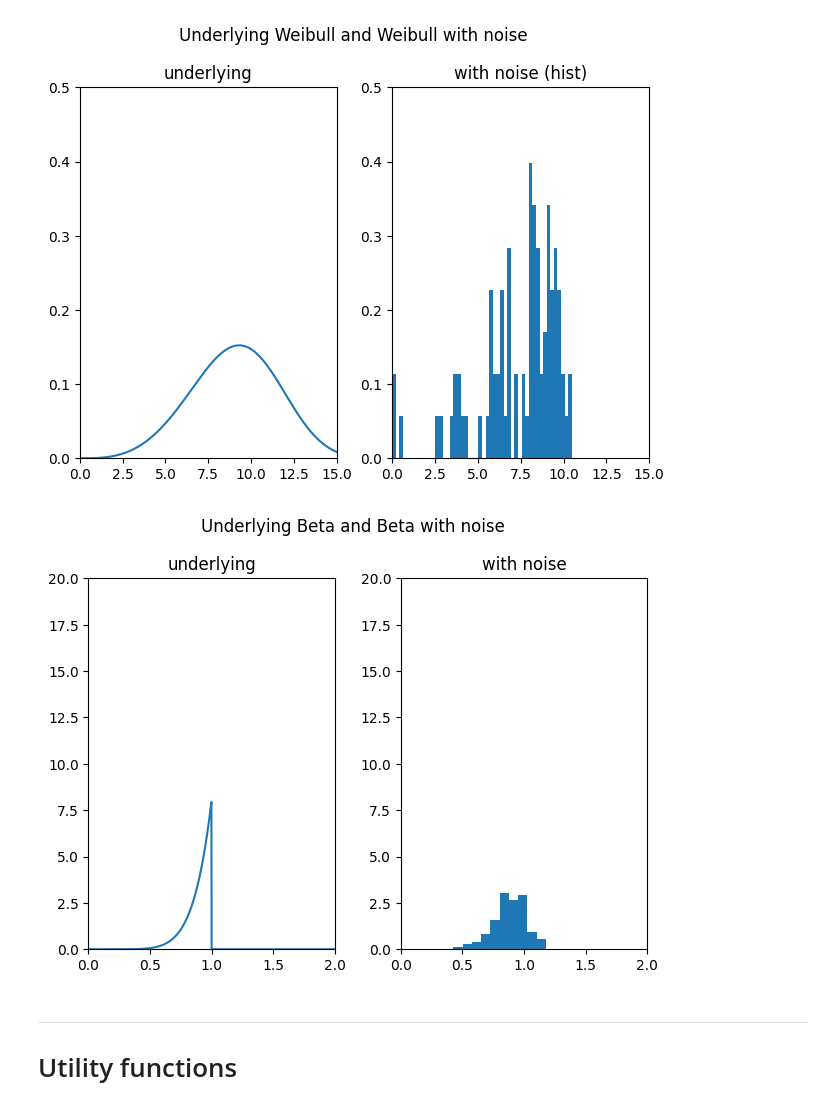
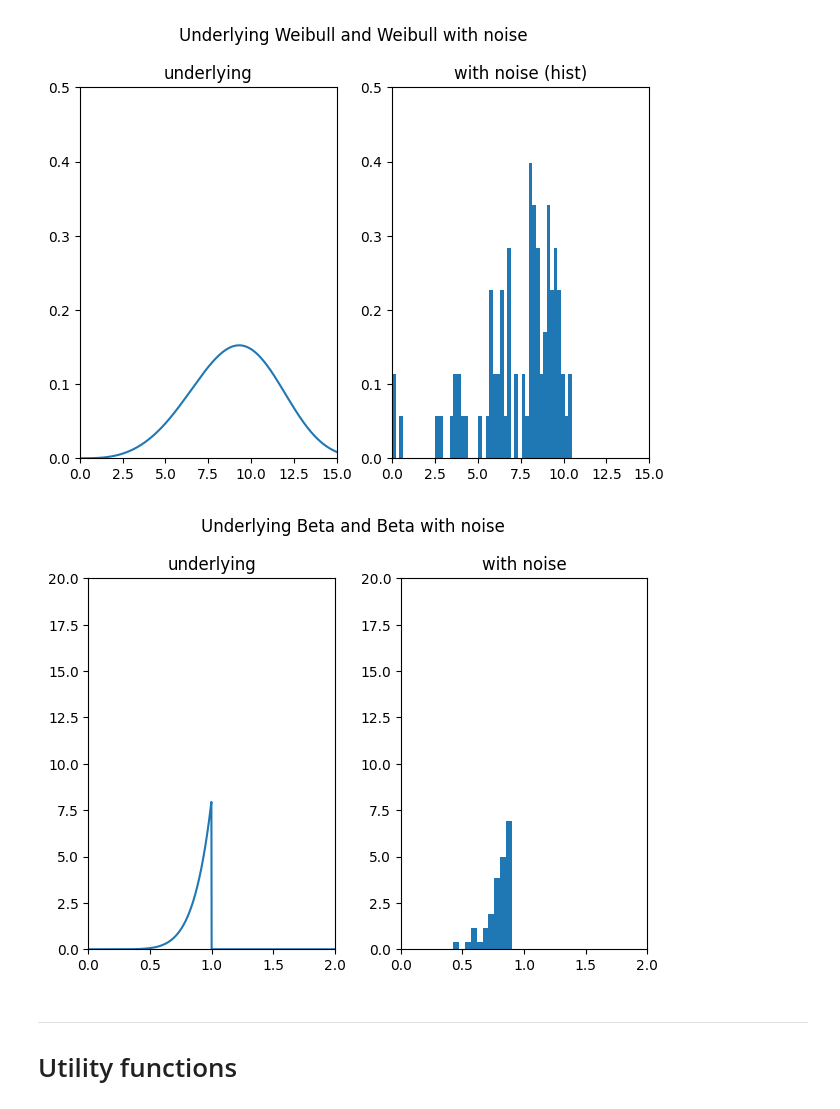
Before and after one commit to nayefahmad/ml-notes, a Jupyter notebook: 2023-05-02-pytorch-distribution-fitting.ipynb, the cells around one changed output. Drawn from its saved outputs; the diff is of its cells as text; code cells hidden in the pictures.

Commit message:
Kaggle Notebook | 2023-05-02_pytorch-distribution-fitting | Version 14

```diff
--- a/2023-05-02-pytorch-distribution-fitting.ipynb
+++ b/2023-05-02-pytorch-distribution-fitting.ipynb
@@ -92,30 +92,39 @@ weibull_tensor = torch.tensor(weibull_data, dtype=float).reshape(-1,1)
 # %%
 #generate non-weibull data, following beta distribution
 beta_data = beta.rvs(a=8, b=1, size=n)
 #add noise
 beta_data = beta_data + noise
 #all positive data
 beta_data = np.abs(beta_data)
+
+truncate = True
+trunc_limit = .9
+if truncate:
+    beta_data = beta_data[beta_data < trunc_limit]
+
 
 #generate the pdf with the same parameters that were used for generating the data
 curve_x = np.linspace(0, 2, 1000)
 beta_pdf = beta.pdf(curve_x, a=8, b=1)
 
 title='Underlying Beta and Beta with noise'
 subs = ['underlying', 'with noise']
 fig, ax = plt.subplots(1, 2)
 ax[0].plot(curve_x, beta_pdf)
 ax[1].hist(beta_data, density=True)
 
 for idx in range(2):
     ax[idx].set_xlim(0, 2.0)
     ax[idx].set_ylim(0, 20.0)
     ax[idx].set_title(subs[idx])
 plt.suptitle(title)
 fig.tight_layout()
 fig.show()
+
+# set up tensor for pytorch ops
+beta_tensor = torch.tensor(beta_data, dtype=float).reshape(-1,1)
 # %% [output]
-[figure, old version]
+[figure, new version]
 # %% [markdown]
 ****
 # Utility functions
```
Also changed, not shown: parts of 4 cells of this notebook.
